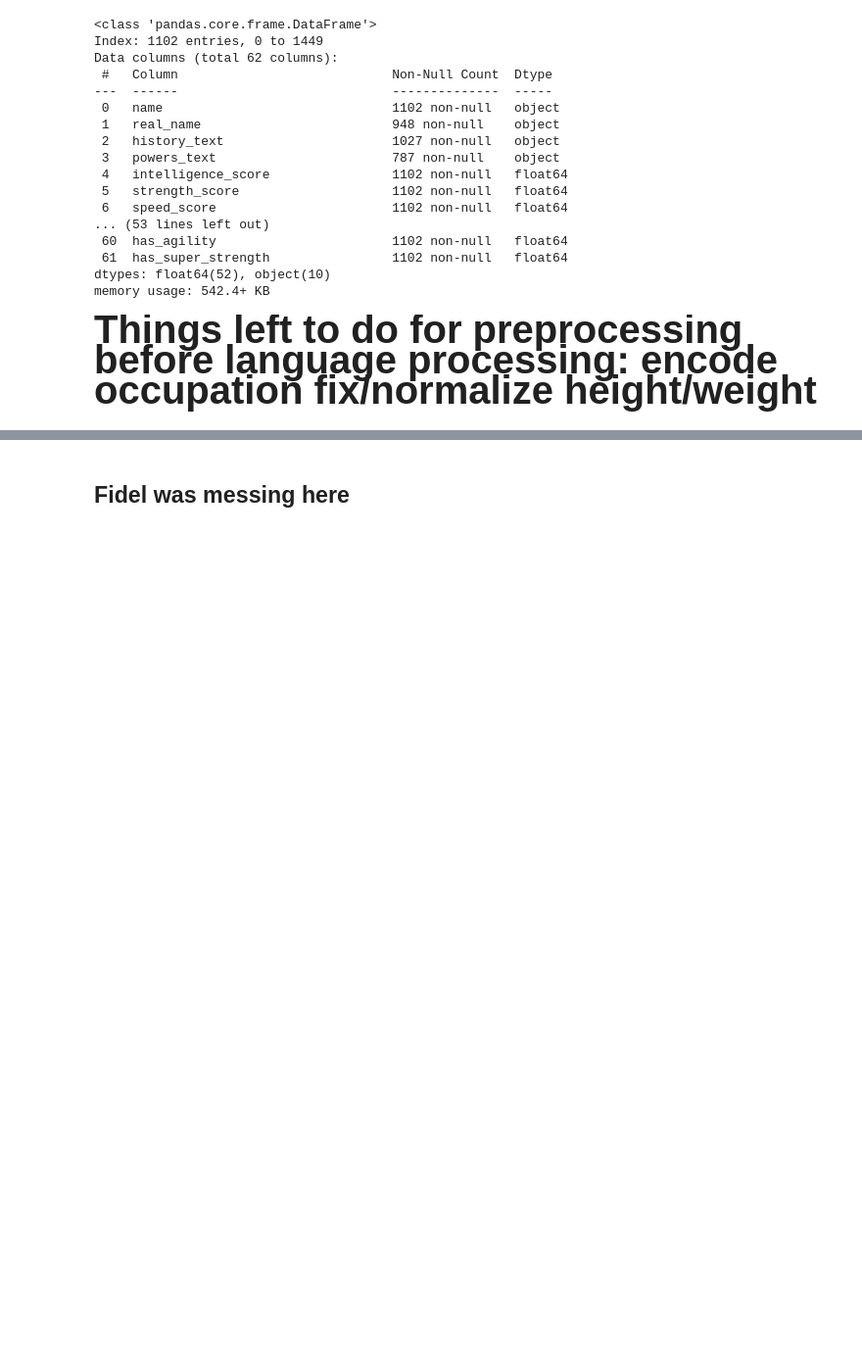
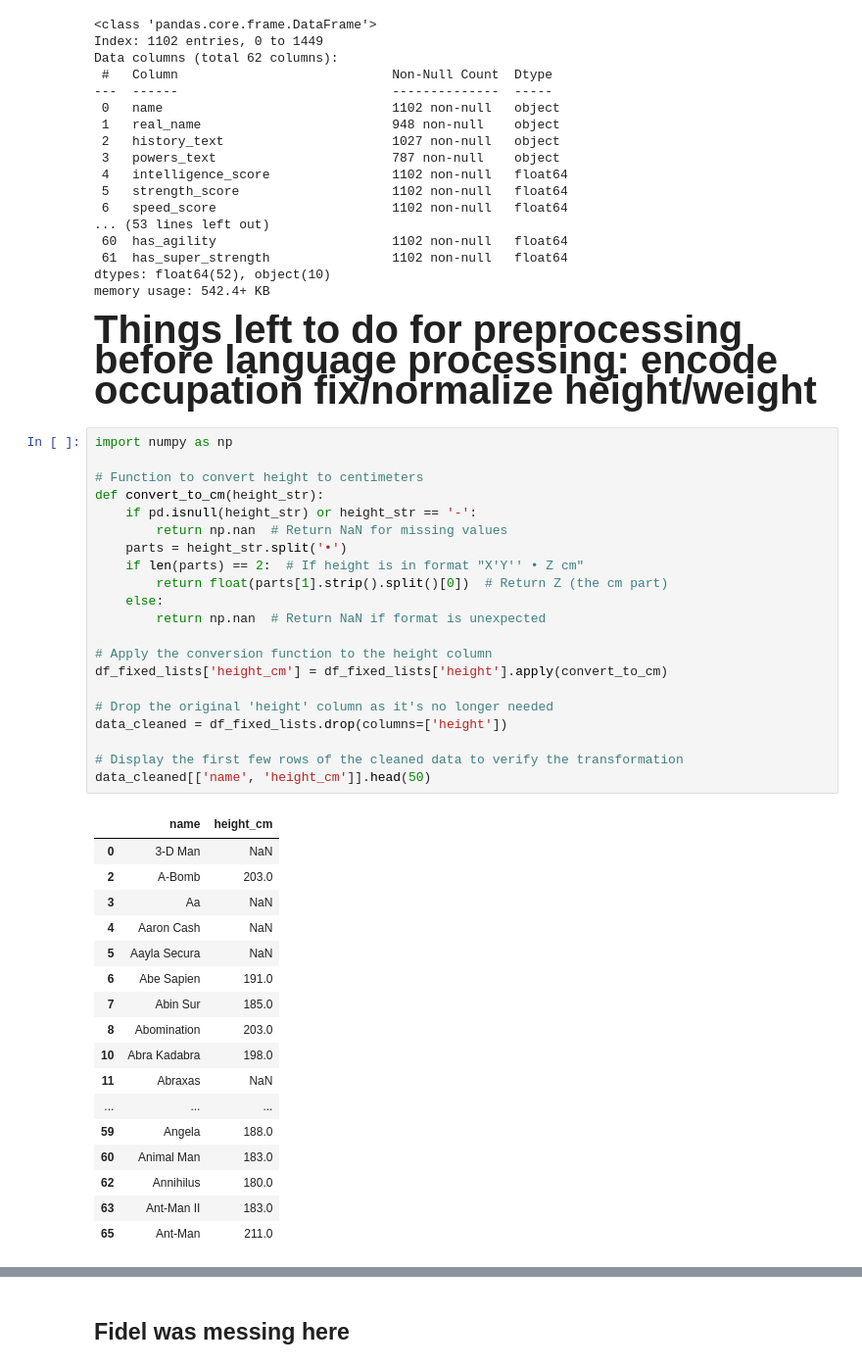
Before and after one commit to Relindsey/superhero_showdown, a Jupyter notebook: superheros_preprocessing.ipynb, the cells around one changed output, grey strips where cells are left out. Shown: that part at 98% size. Cells and saved outputs as stored; diff of their text form; blank space fills up the shorter version.

```diff
--- a/superheros_preprocessing.ipynb
+++ b/superheros_preprocessing.ipynb
@@ -312,3 +312,42 @@ memory usage: 542.4+ KB
 <span style="font-size:40px;">**Things left to do for preprocessing before language processing:
 encode occupation
 fix/normalize height/weight**</span>
+# %%
+import numpy as np
+
+# Function to convert height to centimeters
+def convert_to_cm(height_str):
+    if pd.isnull(height_str) or height_str == '-':
+        return np.nan  # Return NaN for missing values
+    parts = height_str.split('•')
+    if len(parts) == 2:  # If height is in format "X'Y'' • Z cm"
+        return float(parts[1].strip().split()[0])  # Return Z (the cm part)
+    else:
+        return np.nan  # Return NaN if format is unexpected
+
+# Apply the conversion function to the height column
+df_fixed_lists['height_cm'] = df_fixed_lists['height'].apply(convert_to_cm)
+
+# Drop the original 'height' column as it's no longer needed
+data_cleaned = df_fixed_lists.drop(columns=['height'])
+
+# Display the first few rows of the cleaned data to verify the transformation
+data_cleaned[['name', 'height_cm']].head(50)
+# %% [output]
+|  | name | height_cm |
+| 0 | 3-D Man | NaN |
+| 2 | A-Bomb | 203.0 |
+| 3 | Aa | NaN |
+| 4 | Aaron Cash | NaN |
+| 5 | Aayla Secura | NaN |
+| 6 | Abe Sapien | 191.0 |
+| 7 | Abin Sur | 185.0 |
+| 8 | Abomination | 203.0 |
+| 10 | Abra Kadabra | 198.0 |
+| 11 | Abraxas | NaN |
+| ... | ... | ... |
+| 59 | Angela | 188.0 |
+| 60 | Animal Man | 183.0 |
+| 62 | Annihilus | 180.0 |
+| 63 | Ant-Man II | 183.0 |
+| 65 | Ant-Man | 211.0 |
```
Also changed, not shown: parts of 1 cell of this notebook.
